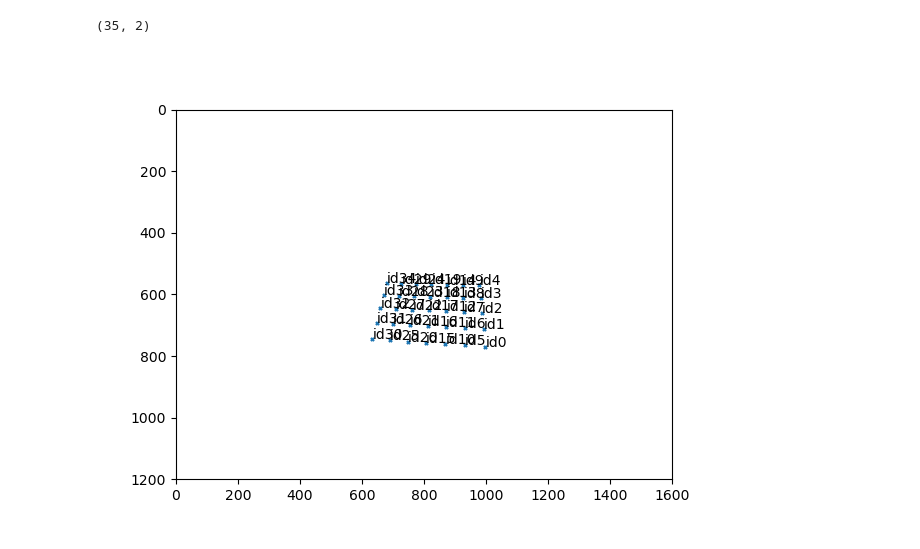
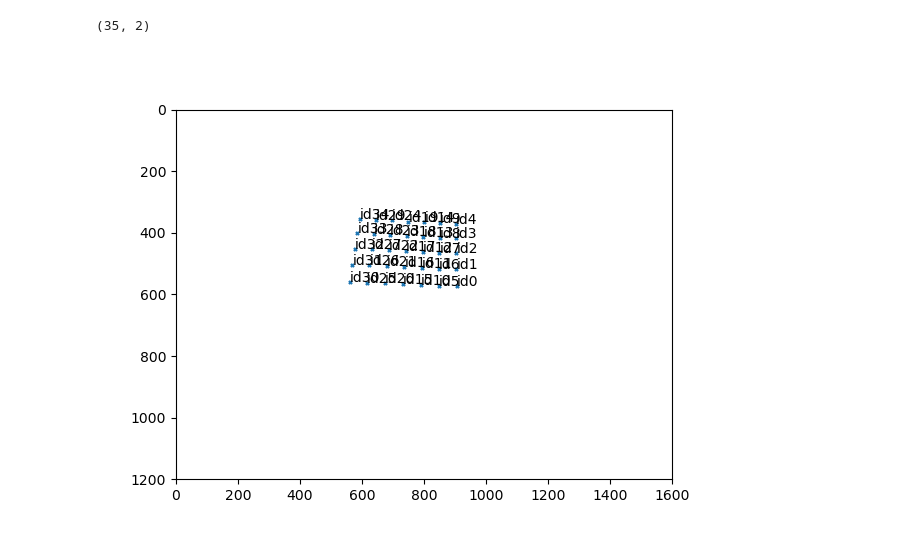
Before and after one commit to melodylylin/mocap_camera, a Jupyter notebook: notebooks/charuco_ex_calib.ipynb, the cells around one changed output. Drawn from its saved outputs; the diff is of its cells as text; code cells hidden in the pictures.

Commit message:
updated charuco calibration note

```diff
--- a/notebooks/charuco_ex_calib.ipynb
+++ b/notebooks/charuco_ex_calib.ipynb
@@ -95,22 +116,23 @@ K = np.array(cam_info["camera_matrix"]["data"])
 cam_dist = np.array(cam_info["distortion_coefficients"]["data"])
 K_opt, dist_valid_roi = cv2.getOptimalNewCameraMatrix(K.reshape(3,3), cam_dist, (1600,1200), 1, (1600, 1200))
 # %%
-charuco_corners = np.array(calib_data['corners'][0])
+frame = 2
+charuco_corners = np.array(calib_data['corners'][frame])
 print(charuco_corners.shape)
 charuco_corners_rect = cv2.undistortPoints(np.expand_dims(charuco_corners, axis=0), K.reshape(3,3), cam_dist, P=K_opt)
 charuco_corners_rect = np.squeeze(charuco_corners_rect)
 
 fig2 = plt.figure()
 ax = fig2.add_subplot(111)
 ax.set_xlim(0,1600)
 ax.set_ylim(1200,0)
 # ax.scatter(charuco_corners[:,0], charuco_corners[:,1], s=1)
 ax.scatter(charuco_corners_rect[:,0], charuco_corners_rect[:,1], s=5, marker='x')
-for i, txt in enumerate(calib_data['ids'][0]):
-    ax.text(charuco_corners_rect[i,0], charuco_corners_rect[i,1], f"id{i}", None)
+for i, txt in enumerate(calib_data['ids'][frame]):
+    ax.text(charuco_corners_rect[i,0], charuco_corners_rect[i,1], f"id{txt}", None)
 # %% [output]
 (35, 2)
-[figure, old version]
+[figure, new version]
 # %%
 import sys
 module_path = os.path.abspath(os.path.join('../scripts'))
```
Also changed, not shown: parts of 7 cells of this notebook.
